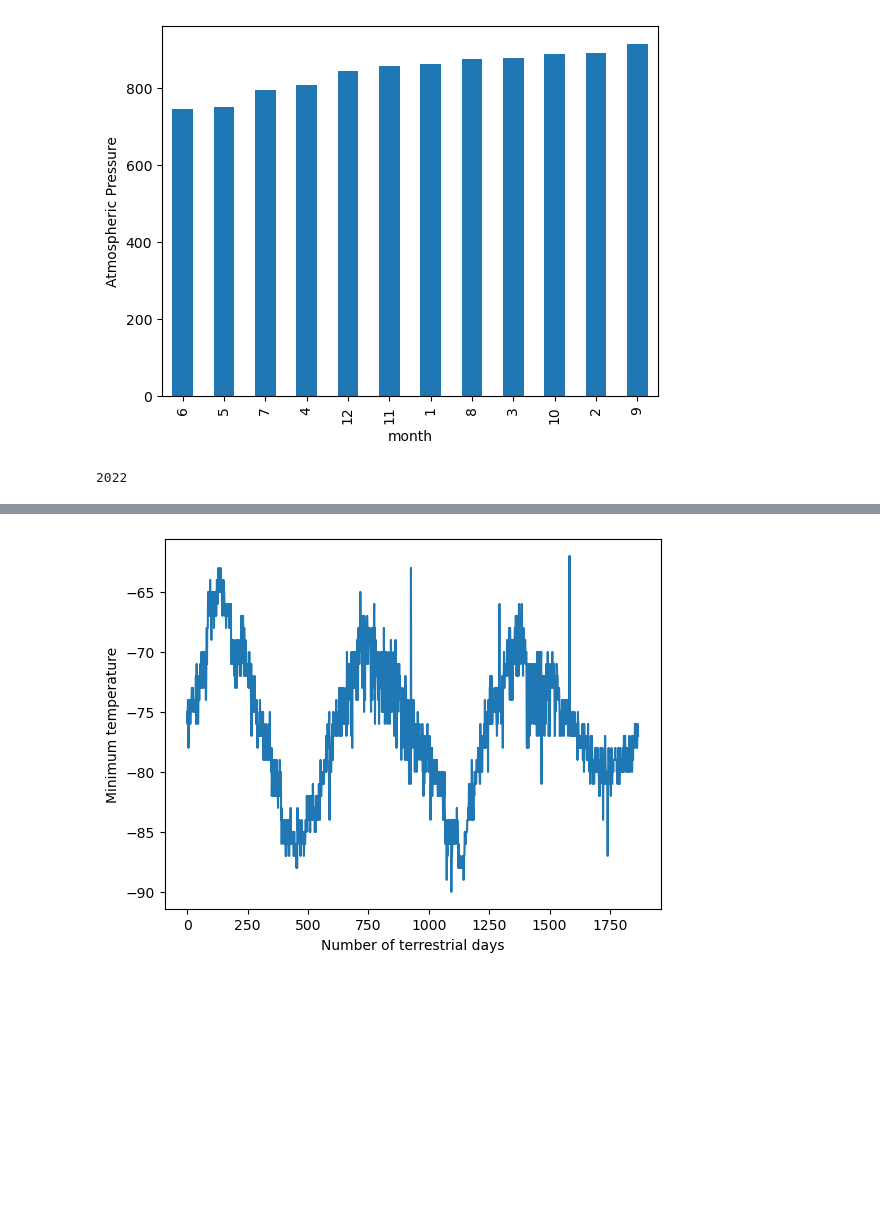
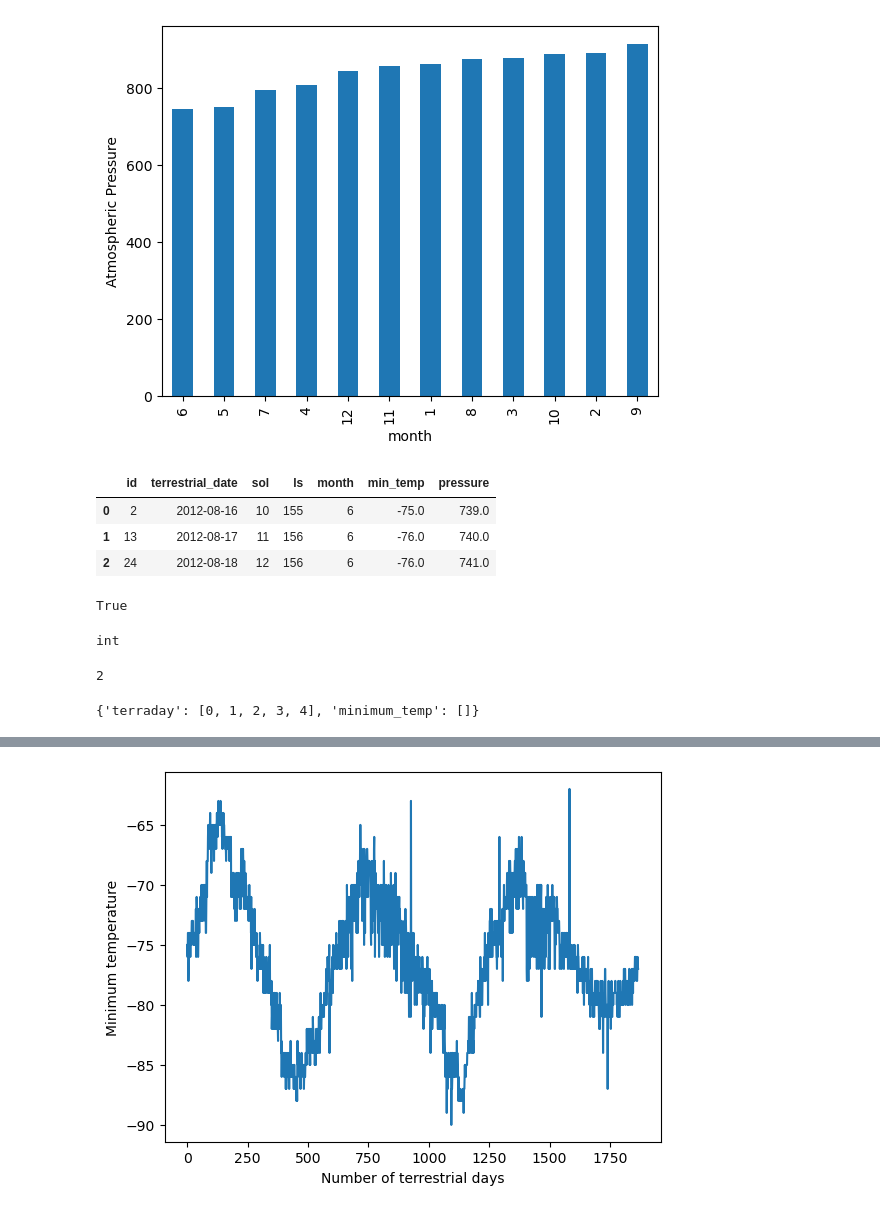
Before and after one commit to StarkArk/ScrapingMars_Splinter_BeautifulSoup, a Jupyter notebook: part_2_mars_weather.ipynb, the cells around one changed output, grey strips where cells are left out. Saved outputs shown, nothing was run; the diff lists cells and outputs as text; code cells hidden in the pictures; blank space fills up the shorter version.

```diff
--- a/part_2_mars_weather.ipynb
+++ b/part_2_mars_weather.ipynb
@@ -364,14 +364,57 @@ plt.show()
 # Plot the average pressure by month
 # %% [output]
 [figure]
-# %%
-time_delta = mars_temp_df['terrestrial_date'].max() - mars_temp_df['terrestrial_date'].min()
-terradays = time_delta.days + 1
-
-terraday_low_dict = {'terraday': [], 'minimum_temp': []}
-terraday_count = 1
-# %% [output]
-2022
+# %%
+mars_temp_df.head(3)
+# %% [output]
+|  | id | terrestrial_date | sol | ls | month | min_temp | pressure |
+| 0 | 2 | 2012-08-16 | 10 | 155 | 6 | -75.0 | 739.0 |
+| 1 | 13 | 2012-08-17 | 11 | 156 | 6 | -76.0 | 740.0 |
+| 2 | 24 | 2012-08-18 | 12 | 156 | 6 | -76.0 | 741.0 |
+# %%
+import datetime
+mars_temp_df['terrestrial_date'][0 + 1] > (mars_temp_df['terrestrial_date'][0] + datetime.timedelta(days=1, seconds=1))
+row_date = mars_temp_df['terrestrial_date'][0]
+next_date = mars_temp_df['terrestrial_date'][0 + 1]
+
+# (row_date + datetime.timedelta(days=1, seconds=1)) >= next_date
+# %% [output]
+True
+# %%
+row_date = mars_temp_df['terrestrial_date'][0]
+next_date = mars_temp_df['terrestrial_date'][0 + 1]
+
+daydelta = next_date - row_date
+type(int(daydelta.days))
+# %% [output]
+int
+# %%
+time_delta = mars_temp_df['terrestrial_date'].max() - mars_temp_df['terrestrial_date'].min()
+terradays = time_delta.days + 1
+
+terraday_low_dict = {'terraday': [], 'minimum_temp': []}
+terraday_count = 1
+marday_count = 1
+offset = 0
+
+for i in range(terradays):
+    terraday_low_dic['terraday'].append(i)
+    if terraday_count == 1:
+        terraday_low_dic['minimum_temp'].append(mars_temp_df['terrestrial_date'][0])
+    if terraday_count > 1 and mars_temp_df['terrestrial_date'][i + 1] > mars_temp_df['terrestrial_date'].timedelta(days=1, seconds=1)
+
+# for index, row in mars_temp_df.iterrows():
+# %% [output]
+2
+# %%
+terraday_low_dict = {'terraday': [], 'minimum_temp': []}
+
+for i in range(5):
+    terraday_low_dict['terraday'].append(i)
+
+display(terraday_low_dict)
+# %% [output]
+{'terraday': [0, 1, 2, 3, 4], 'minimum_temp': []}
 # %%
 # 5. How many terrestrial (earth) days are there in a Martian year?
 # 687 according to NASA Mars Facts https://mars.nasa.gov/all-about-mars/facts/mars-year/#:~:text=This%20is%20the%20vernal%20equinox,year%20is%20687%20Earth%20days).
```
Also changed, not shown: parts of 4 cells of this notebook.
